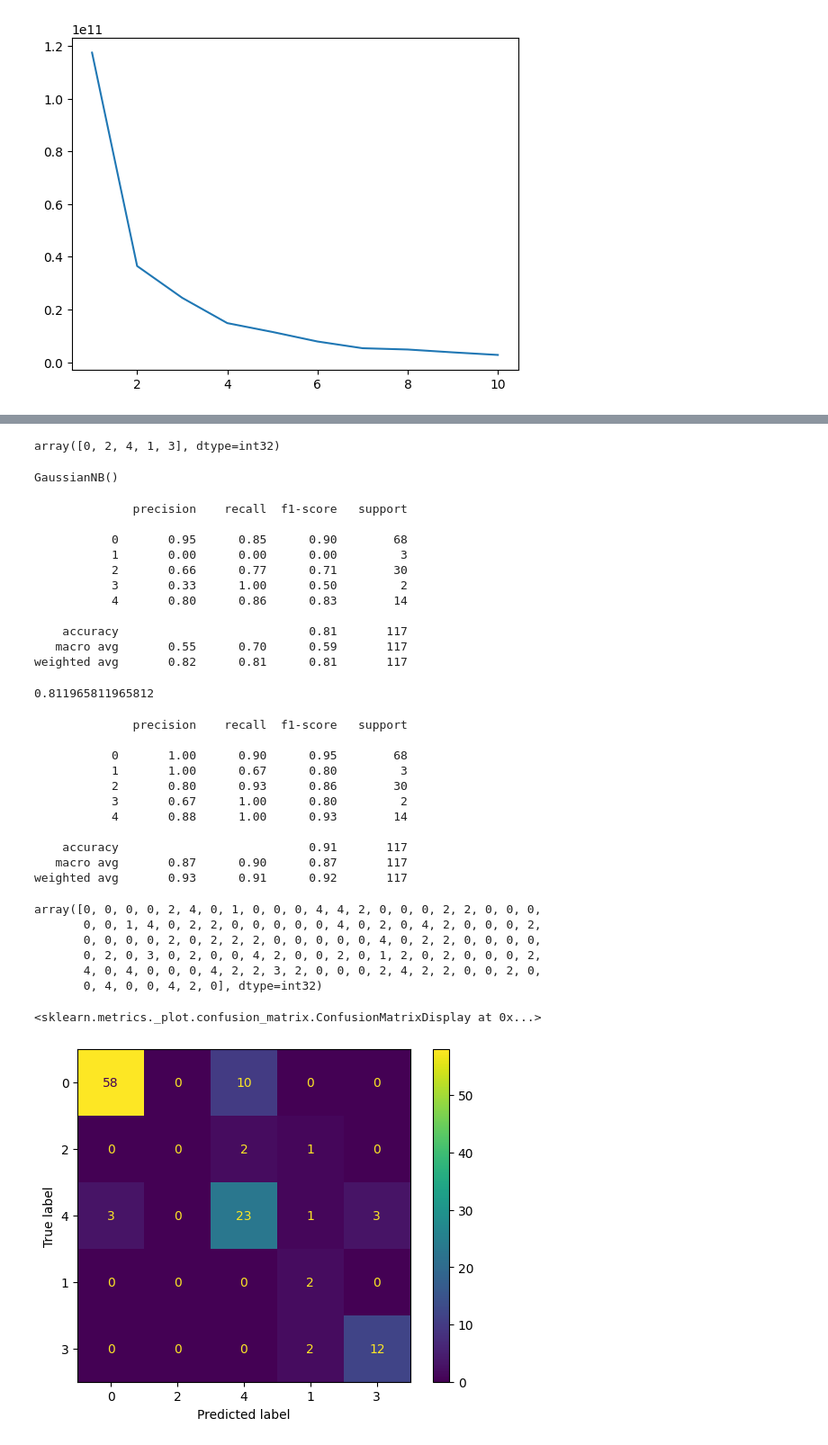
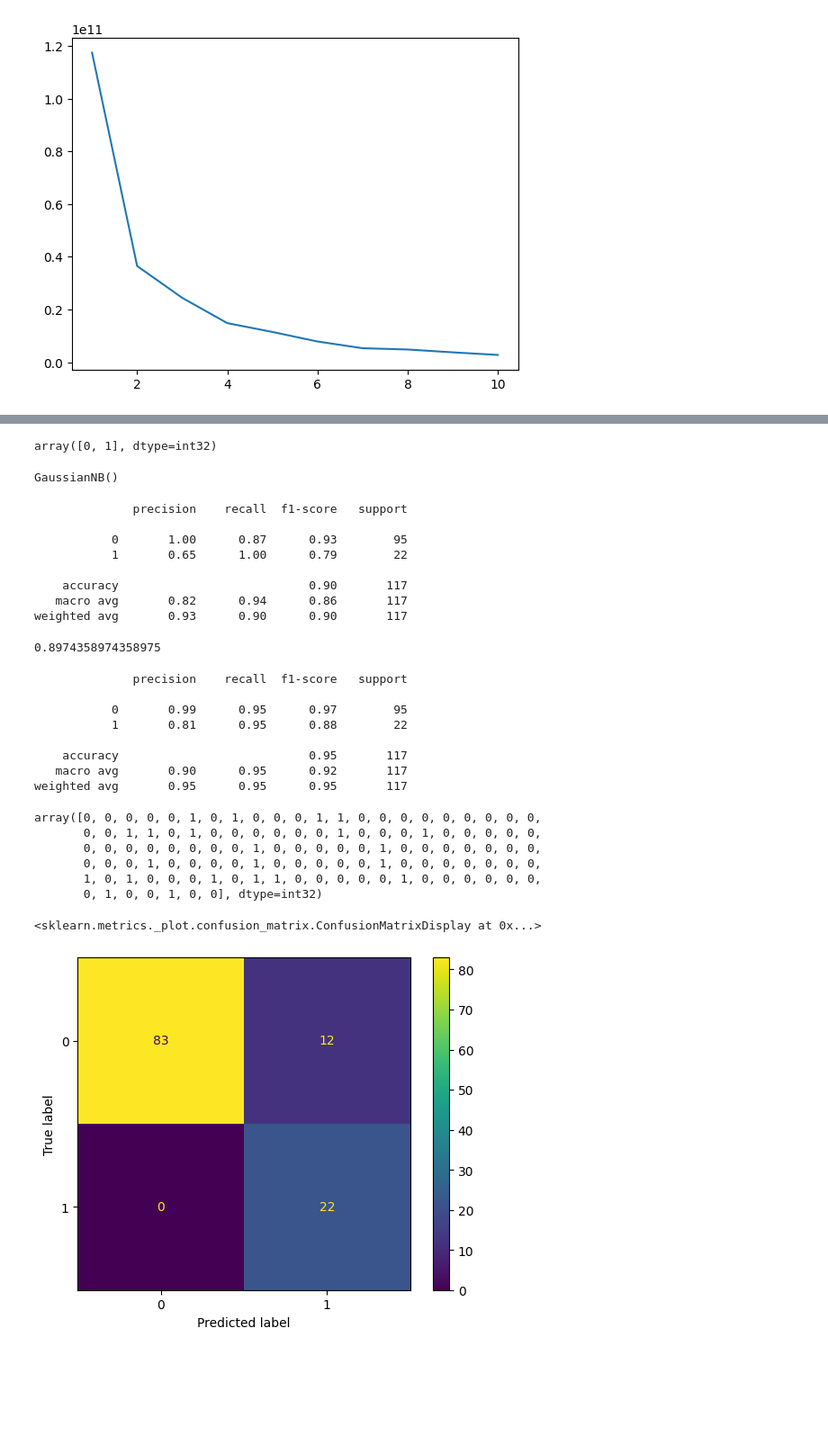
Before and after one commit to Devjith-P/Machine-Learning, a Jupyter notebook: K-Means/country.ipynb, the cells around one changed output, grey strips where cells are left out. Shown at 90% size. Saved outputs shown, nothing was run; the diff lists cells and outputs as text; code cells hidden in the pictures; blank space fills up the shorter version.

```diff
--- a/K-Means/country.ipynb
+++ b/K-Means/country.ipynb
@@ -79,7 +79,7 @@ plt.plot(range(1,11),wcss)
 [<matplotlib.lines.Line2D at 0x...>]
 [figure]
 # %%
-data1 = KMeans(n_clusters=5,init='k-means++',random_state=42)
+data1 = KMeans(n_clusters=2,init='k-means++',random_state=42)
 y_pred = data1.fit_predict(x)
 y_pred
 # %% [output]
@@ -122,7 +122,7 @@ x
 # %%
 x['clusters'].unique()
 # %% [output]
-array([0, 2, 4, 1, 3], dtype=int32)
+array([0, 1], dtype=int32)
 # %%
 from sklearn.model_selection import train_test_split
 x1 = x.iloc[:,:-1].values
@@ -146,16 +146,13 @@ accuracy_score(y_test,y_pred)
 # %% [output]
               precision    recall  f1-score   support
 
-           0       0.95      0.85      0.90        68
-           1       0.00      0.00      0.00         3
-           2       0.66      0.77      0.71        30
-           3       0.33      1.00      0.50         2
-           4       0.80      0.86      0.83        14
+           0       1.00      0.87      0.93        95
+           1       0.65      1.00      0.79        22
 
-    accuracy                           0.81       117
-   macro avg       0.55      0.70      0.59       117
-weighted avg       0.82      0.81      0.81       117
+    accuracy                           0.90       117
+   macro avg       0.82      0.94      0.86       117
+weighted avg       0.93      0.90      0.90       117
-0.811965811965812
+0.8974358974358975
 # %%
 from sklearn.tree import DecisionTreeClassifier
 model1 = DecisionTreeClassifier(criterion='entropy',random_state=42)
@@ -167,28 +164,25 @@ print(classification_report(y_test,y_pred1))
 # %% [output]
               precision    recall  f1-score   support
 
-           0       1.00      0.90      0.95        68
-           1       1.00      0.67      0.80         3
-           2       0.80      0.93      0.86        30
-           3       0.67      1.00      0.80         2
-           4       0.88      1.00      0.93        14
+           0       0.99      0.95      0.97        95
+           1       0.81      0.95      0.88        22
 
-    accuracy                           0.91       117
-   macro avg       0.87      0.90      0.87       117
-weighted avg       0.93      0.91      0.92       117
+    accuracy                           0.95       117
+   macro avg       0.90      0.95      0.92       117
+weighted avg       0.95      0.95      0.95       117
 # %%
 cm = confusion_matrix(y_test,y_pred)
 y_test
 # %% [output]
-array([0, 0, 0, 0, 2, 4, 0, 1, 0, 0, 0, 4, 4, 2, 0, 0, 0, 2, 2, 0, 0, 0,
-       0, 0, 1, 4, 0, 2, 2, 0, 0, 0, 0, 0, 4, 0, 2, 0, 4, 2, 0, 0, 0, 2,
-       0, 0, 0, 0, 2, 0, 2, 2, 2, 0, 0, 0, 0, 0, 4, 0, 2, 2, 0, 0, 0, 0,
-       0, 2, 0, 3, 0, 2, 0, 0, 4, 2, 0, 0, 2, 0, 1, 2, 0, 2, 0, 0, 0, 2,
-       4, 0, 4, 0, 0, 0, 4, 2, 2, 3, 2, 0, 0, 0, 2, 4, 2, 2, 0, 0, 2, 0,
-       0, 4, 0, 0, 4, 2, 0], dtype=int32)
+array([0, 0, 0, 0, 0, 1, 0, 1, 0, 0, 0, 1, 1, 0, 0, 0, 0, 0, 0, 0, 0, 0,
+       0, 0, 1, 1, 0, 1, 0, 0, 0, 0, 0, 0, 1, 0, 0, 0, 1, 0, 0, 0, 0, 0,
+       0, 0, 0, 0, 0, 0, 0, 0, 1, 0, 0, 0, 0, 0, 1, 0, 0, 0, 0, 0, 0, 0,
+       0, 0, 0, 1, 0, 0, 0, 0, 1, 0, 0, 0, 0, 0, 1, 0, 0, 0, 0, 0, 0, 0,
+       1, 0, 1, 0, 0, 0, 1, 0, 1, 1, 0, 0, 0, 0, 0, 1, 0, 0, 0, 0, 0, 0,
+       0, 1, 0, 0, 1, 0, 0], dtype=int32)
 # %%
-cmd = ConfusionMatrixDisplay(cm,display_labels=[0,2,4,1,3])
+cmd = ConfusionMatrixDisplay(cm,display_labels=[0,1])
 cmd.plot()
 # %% [output]
 <sklearn.metrics._plot.confusion_matrix.ConfusionMatrixDisplay at 0x...>
-[figure, old version]
+[figure, new version]
```
Also changed, not shown: parts of 5 cells of this notebook.
